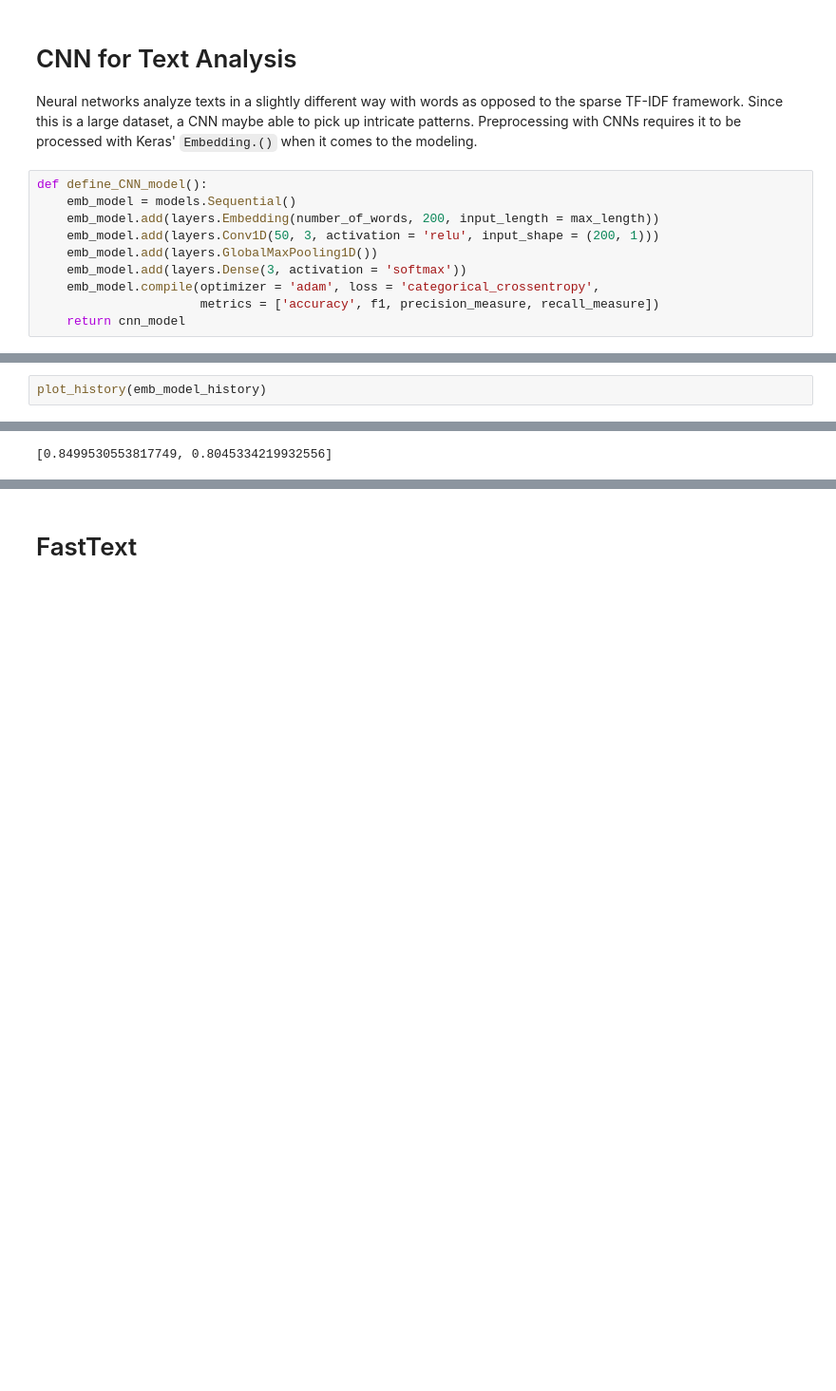
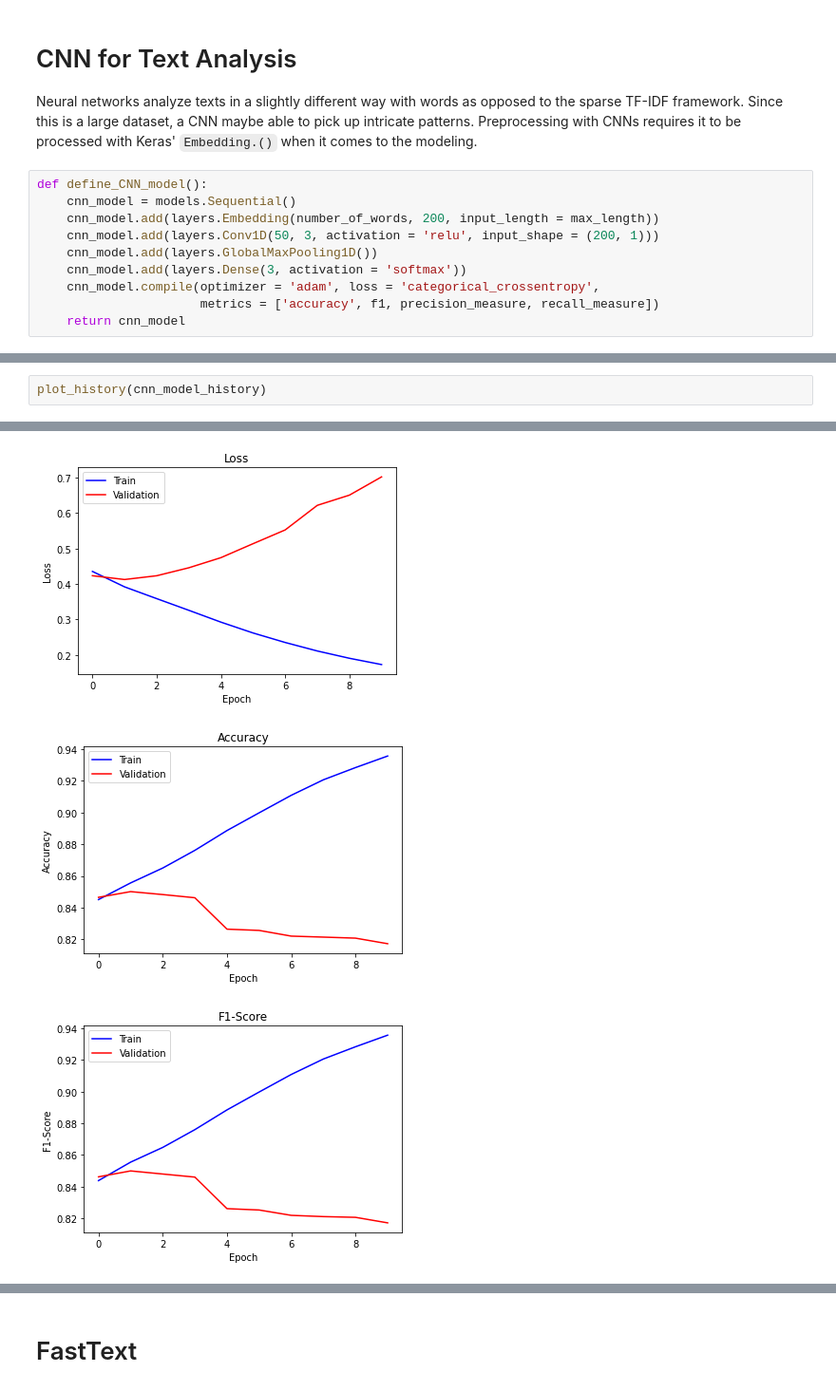
Before and after one commit to shilpakancharla/metoo-classification, a Jupyter notebook: Modeling.ipynb, the cells around one changed output, grey strips where cells are left out. Shown at 95% size. Drawn from its saved outputs; the diff is of its cells as text; blank space fills up the shorter version.

Commit message:
Updated model training and plot functions

```diff
--- a/Modeling.ipynb
+++ b/Modeling.ipynb
@@ -74,12 +72,12 @@ X_train_emb, X_val_emb, y_train_emb, y_val_emb = train_test_split(X_train_seq_pa
 Neural networks analyze texts in a slightly different way with words as opposed to the sparse TF-IDF framework. Since this is a large dataset, a CNN maybe able to pick up intricate patterns. Preprocessing with CNNs requires it to be processed with Keras' `Embedding.()` when it comes to the modeling.
 # %%
 def define_CNN_model():
-    emb_model = models.Sequential()
-    emb_model.add(layers.Embedding(number_of_words, 200, input_length = max_length))
-    emb_model.add(layers.Conv1D(50, 3, activation = 'relu', input_shape = (200, 1)))
-    emb_model.add(layers.GlobalMaxPooling1D())
-    emb_model.add(layers.Dense(3, activation = 'softmax'))
-    emb_model.compile(optimizer = 'adam', loss = 'categorical_crossentropy',
+    cnn_model = models.Sequential()
+    cnn_model.add(layers.Embedding(number_of_words, 200, input_length = max_length))
+    cnn_model.add(layers.Conv1D(50, 3, activation = 'relu', input_shape = (200, 1)))
+    cnn_model.add(layers.GlobalMaxPooling1D())
+    cnn_model.add(layers.Dense(3, activation = 'softmax'))
+    cnn_model.compile(optimizer = 'adam', loss = 'categorical_crossentropy',
                       metrics = ['accuracy', f1, precision_measure, recall_measure])
     return cnn_model
 # %%
@@ -111,3 +106,3 @@ Epoch 10/10
 # %%
-plot_history(emb_model_history)
+plot_history(cnn_model_history)
 # %% [output]
@@ -115 +109,3 @@ plot_history(emb_model_history)
-[0.8499530553817749, 0.8045334219932556]
+[figure, added]
+[figure, added]
+[figure, added]
```
Also changed, not shown: parts of 13 cells of this notebook, 1 other file.
